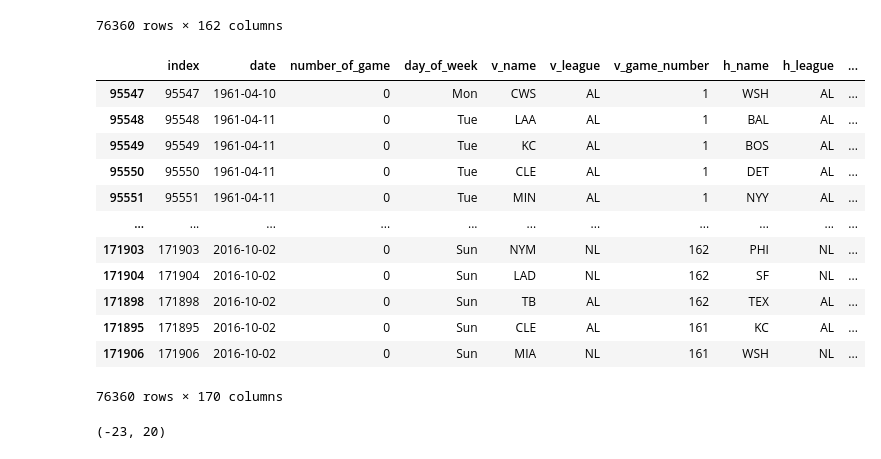
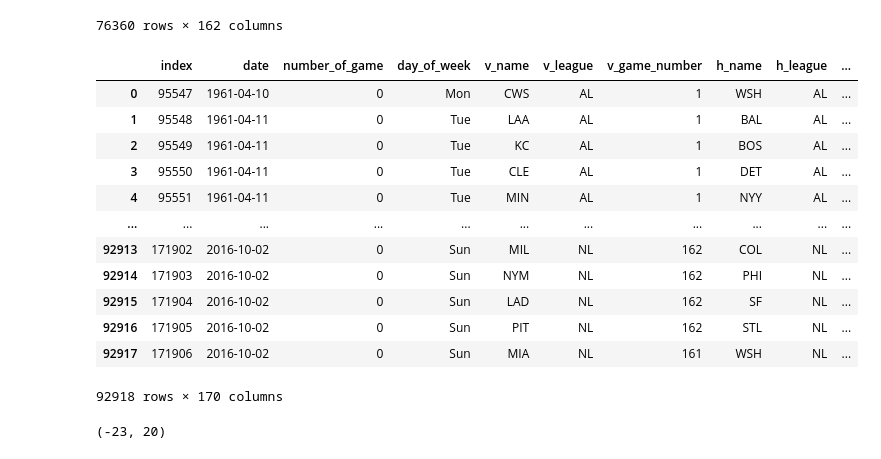
Before and after one commit to kmaran3/MGT6203, a Jupyter notebook: project.ipynb, the cells around one changed output. Saved outputs shown, nothing was run; the diff lists cells and outputs as text; code cells hidden in the pictures.

Commit message:
Streaks

```diff
--- a/project.ipynb
+++ b/project.ipynb
@@ -82,53 +82,84 @@ def create_lag_features(df, team_col, result_col, score_diff_col):
 
     return last_game_outcome, last_game_score_diff
 
 # Create lag features for the home team
 mlb_data['h_last_game_outcome'], mlb_data['h_last_game_score_diff'] = create_lag_features(
     mlb_data, 'h_name', 'home_win', 'score_diff'
 )
 
 # Create lag features for the visiting team
 mlb_data['v_last_game_outcome'], mlb_data['v_last_game_score_diff'] = create_lag_features(
     mlb_data, 'v_name', 'home_win', 'score_diff'
 )
 
-def calculate_streaks(data, team_column, outcome_column):
-    data = data.sort_values(by='date')  # Ensure data is sorted by game date
-    data['streak'] = 0  # Initialize streak column
+import pandas as pd
+
+# Define the streak calculation function
+def calculate_streaks(data, date_column, team_column, outcome_column):
+    # Sort data by date
+    data = data.sort_values(by=date_column)
+    data['streak'] = 0
     current_streak = 0
 
     for i in range(len(data)):
         if i == 0 or data.iloc[i - 1][outcome_column] == data.iloc[i][outcome_column]:
             current_streak += 1
         else:
             current_streak = 1
         data.at[data.index[i], 'streak'] = current_streak * (1 if data.iloc[i][outcome_column] else -1)
 
     return data
 
-# Apply streak calculation for home and away teams
-mlb_data = calculate_streaks(mlb_data, 'h_name', 'home_win')
-mlb_data.rename(columns={'streak': 'home_streak'}, inplace=True)
+# Prepare the home and visiting team data
+home_data = mlb_data[['date', 'h_name', 'home_win']].rename(
+    columns={'date': 'game_date', 'h_name': 'team', 'home_win': 'win'}
+)
+visiting_data = mlb_data[['date', 'v_name', 'home_win']].rename(
+    columns={'date': 'game_date', 'v_name': 'team', 'home_win': 'win'}
+)
 
-mlb_data = calculate_streaks(mlb_data, 'v_name', 'home_win')
-mlb_data.rename(columns={'streak': 'away_streak'}, inplace=True)
+# Adjust the outcome for visiting teams (invert the home win outcome)
+visiting_data['win'] = ~visiting_data['win']
 
+# Combine the data for streak calculations
+team_data = pd.concat([home_data, visiting_data])
+
+# Calculate streaks for each team
+team_data = team_data.groupby('team').apply(
+    lambda x: calculate_streaks(x, 'game_date', 'team', 'win')
+).reset_index(drop=True)
+
+# Merge the streak information back into the original dataset
+# Match by team and game date to ensure correct alignment
+mlb_data = mlb_data.merge(
+    team_data[['game_date', 'team', 'streak']],
+    how='left',
+    left_on=['date', 'h_name'],
+    right_on=['game_date', 'team']
+).rename(columns={'streak': 'h_streak'}).drop(['game_date', 'team'], axis=1)
+
+mlb_data = mlb_data.merge(
+    team_data[['game_date', 'team', 'streak']],
+    how='left',
+    left_on=['date', 'v_name'],
+    right_on=['game_date', 'team']
+).rename(columns={'streak': 'v_streak'}).drop(['game_date', 'team'], axis=1)
 
 mlb_data
 # %% [output]
 |  | index | date | number_of_game | day_of_week | v_name | v_league | v_game_number | h_name | h_league | ... |
-| 95547 | 95547 | 1961-04-10 | 0 | Mon | CWS | AL | 1 | WSH | AL | ... |
-| 95548 | 95548 | 1961-04-11 | 0 | Tue | LAA | AL | 1 | BAL | AL | ... |
-| 95549 | 95549 | 1961-04-11 | 0 | Tue | KC | AL | 1 | BOS | AL | ... |
-| 95550 | 95550 | 1961-04-11 | 0 | Tue | CLE | AL | 1 | DET | AL | ... |
-| 95551 | 95551 | 1961-04-11 | 0 | Tue | MIN | AL | 1 | NYY | AL | ... |
+| 0 | 95547 | 1961-04-10 | 0 | Mon | CWS | AL | 1 | WSH | AL | ... |
+| 1 | 95548 | 1961-04-11 | 0 | Tue | LAA | AL | 1 | BAL | AL | ... |
+| 2 | 95549 | 1961-04-11 | 0 | Tue | KC | AL | 1 | BOS | AL | ... |
+| 3 | 95550 | 1961-04-11 | 0 | Tue | CLE | AL | 1 | DET | AL | ... |
+| 4 | 95551 | 1961-04-11 | 0 | Tue | MIN | AL | 1 | NYY | AL | ... |
 | ... | ... | ... | ... | ... | ... | ... | ... | ... | ... | ... |
-| 171903 | 171903 | 2016-10-02 | 0 | Sun | NYM | NL | 162 | PHI | NL | ... |
-| 171904 | 171904 | 2016-10-02 | 0 | Sun | LAD | NL | 162 | SF | NL | ... |
-| 171898 | 171898 | 2016-10-02 | 0 | Sun | TB | AL | 162 | TEX | AL | ... |
-| 171895 | 171895 | 2016-10-02 | 0 | Sun | CLE | AL | 161 | KC | AL | ... |
-| 171906 | 171906 | 2016-10-02 | 0 | Sun | MIA | NL | 161 | WSH | NL | ... |
+| 92913 | 171902 | 2016-10-02 | 0 | Sun | MIL | NL | 162 | COL | NL | ... |
+| 92914 | 171903 | 2016-10-02 | 0 | Sun | NYM | NL | 162 | PHI | NL | ... |
+| 92915 | 171904 | 2016-10-02 | 0 | Sun | LAD | NL | 162 | SF | NL | ... |
+| 92916 | 171905 | 2016-10-02 | 0 | Sun | PIT | NL | 162 | STL | NL | ... |
+| 92917 | 171906 | 2016-10-02 | 0 | Sun | MIA | NL | 161 | WSH | NL | ... |
-76360 rows × 170 columns
+92918 rows × 170 columns
 # %%
 # Function to calculate streaks for each team
 def calculate_streaks(data, team_column, outcome_column):
```
